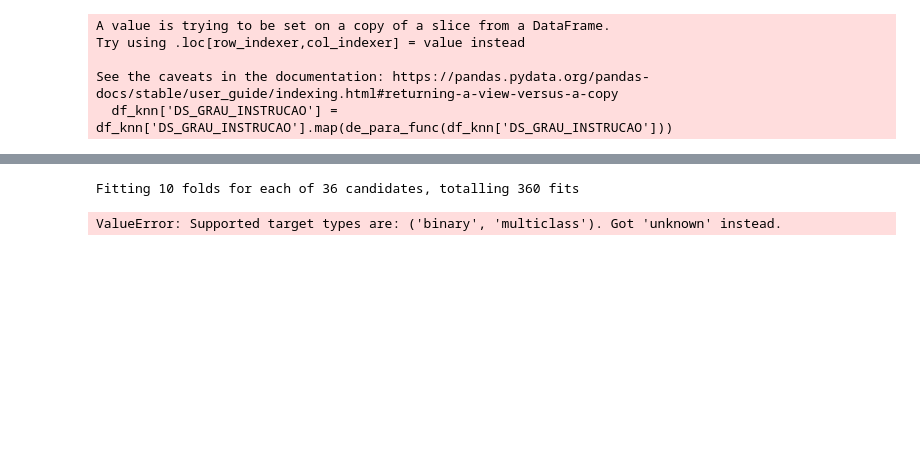
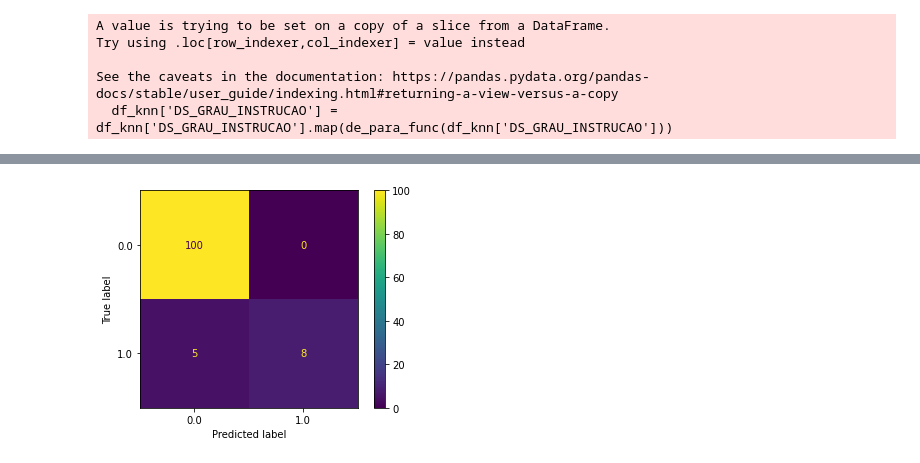
Before and after one commit to luc-zago/lets-code-machine-learning-i, a Jupyter notebook: notebook.ipynb, the cells around one changed output, grey strips where cells are left out. Cells and saved outputs as stored; diff of their text form; code cells hidden in the pictures; blank space fills up the shorter version.

```diff
--- a/notebook.ipynb
+++ b/notebook.ipynb
@@ -294,0 +249,25 @@ array([0, 1])
+# %%
+from sklearn.preprocessing import OneHotEncoder
+
+# Definindo função para transformar colunas categóricas
+def one_hot_encode_feature(data,feature):
+
+    enc = OneHotEncoder()
+
+    enc_df = pd.DataFrame(enc.fit_transform(data[[feature]]).toarray())
+    enc_df.columns = enc.get_feature_names_out()
+
+    new_data = pd.concat([data,enc_df],axis=1)
+    new_data.drop(feature,axis=1,inplace=True)
+
+    return new_data
+
+df_knn_2 = df_knn
+for column in df_knn_2.columns:
+    if df_knn_2[column].dtype == object:
+        df_knn_2 = one_hot_encode_feature(df_knn_2, column)
+# %%
+#df_knn_2['DS_SIT_TOT_TURNO_1'].unique()
+#NM_PARTIDO	ST_REELEICAO	DS_GRAU_INSTRUCAO	DS_SIT_TOT_TURNO_0	DS_SIT_TOT_TURNO_1
+df_knn_3 = df_knn_2.dropna()
+df_knn_3['DS_SIT_TOT_TURNO_1'].unique()
@@ -296,6 +277,6 @@ array([0, 1])
 seed=42
 scoring = 'f1'
 
-X = bens_consulta_enc.drop(columns=['DS_SIT_TOT_TURNO'])
-y = bens_consulta_enc['DS_SIT_TOT_TURNO']
+X = df_knn_3.drop(columns=['DS_SIT_TOT_TURNO_0', 'DS_SIT_TOT_TURNO_1'])
+y = df_knn_3['DS_SIT_TOT_TURNO_1']
 X_train, X_test, y_train, y_test = train_test_split(X, y, test_size=0.2, stratify=y)
@@ -322,5 +300,3 @@ grid_dt = GridSearchCV(estimator=pipe,
                        cv=splitter,
                        verbose=10,
                        n_jobs=-1)
-
-grid_dt.fit(X_train, y_train)
@@ -363,11 +389,7 @@ grid_knn = GridSearchCV(estimator=pipe,
 # %%
-grid_knn.fit(X_train, y_train)
-y_pred = grid_knn.predict(X_test)
+y_pred_knn = grid_knn.predict(X_test)
 
-ConfusionMatrixDisplay.from_predictions(y_test, y_pred)
+ConfusionMatrixDisplay.from_predictions(y_test, y_pred_knn)
 plt.show()
-
-print(classification_report(y_test, y_pred))
 # %% [output]
-Fitting 10 folds for each of 36 candidates, totalling 360 fits
-ValueError: Supported target types are: ('binary', 'multiclass'). Got 'unknown' instead.
+[figure, added]
```
Also changed, not shown: parts of 9 cells of this notebook.
